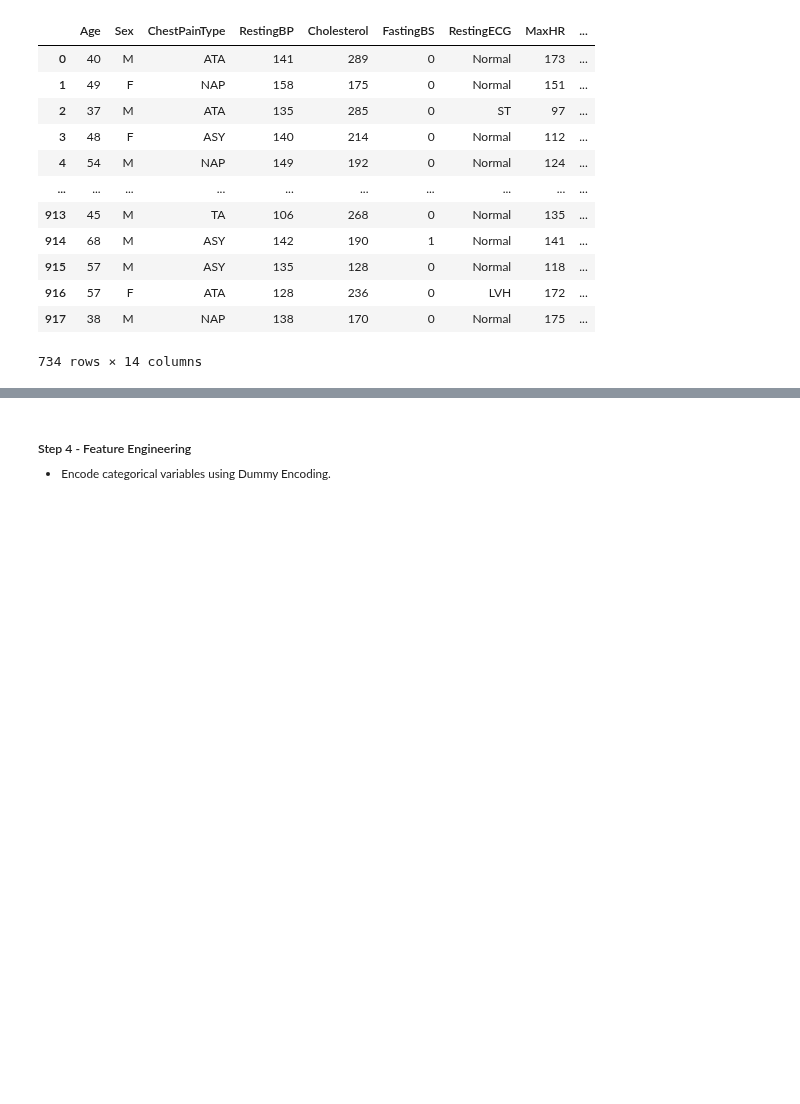
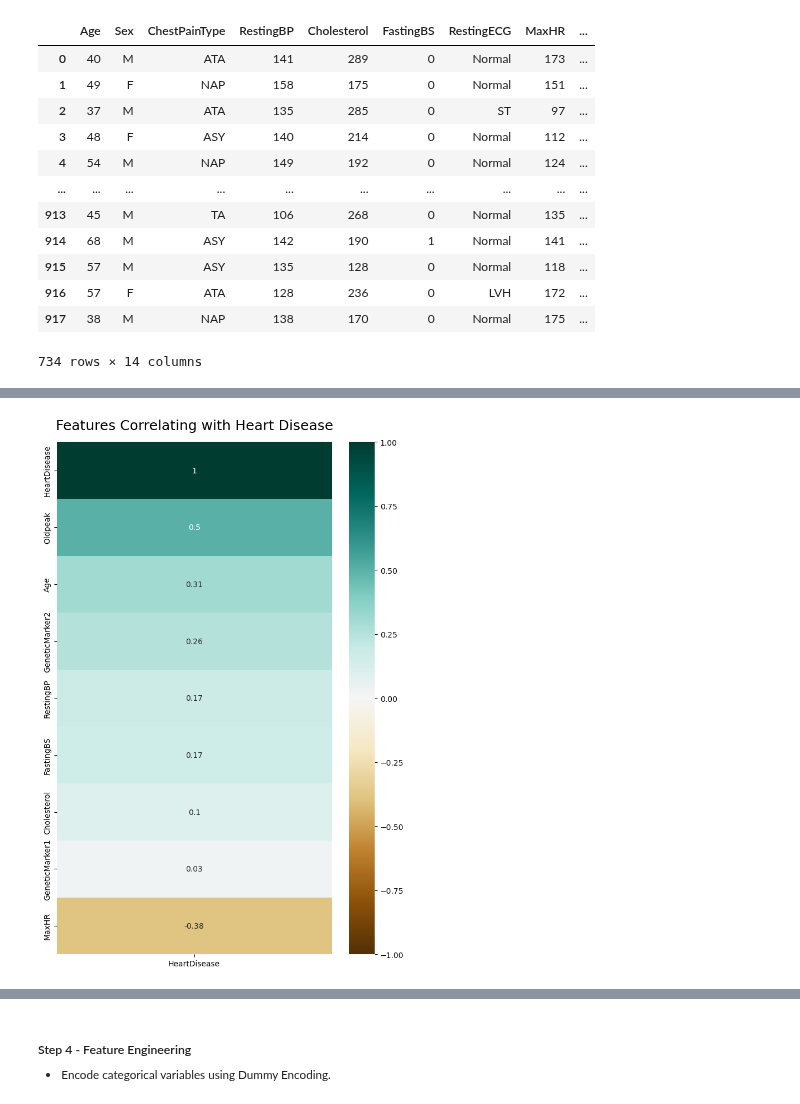
Before and after one commit to TJ-Abbing/Data-Science, a Jupyter notebook: OP-2/assignments/final/Final-assignment.ipynb, the cells around one changed output, grey strips where cells are left out. Drawn from its saved outputs; the diff is of its cells as text; code cells hidden in the pictures; blank space fills up the shorter version.

```diff
--- a/OP-2/assignments/final/Final-assignment.ipynb
+++ b/OP-2/assignments/final/Final-assignment.ipynb
@@ -378 +453,28 @@ df
+# %%
+# Analyzing the correlation between different features and the target variable 'HeartDisease'.
+# The focus is on understanding the correlation of certain features with heart disease.
+
+# Creating a heatmap to visualize correlation.
+plt.figure(figsize=(8, 12))
+
+# Selecting relevant columns for correlation analysis.
+cor = df[['Age', 'RestingBP', 'Cholesterol', 'FastingBS', 'MaxHR', 'Oldpeak',
+       'GeneticMarker1', 'GeneticMarker2', 'HeartDisease']].corr()
+
+# Sorting and extracting correlation with 'HeartDisease' in descending order.
+heatmap = sns.heatmap(data=cor[['HeartDisease']].sort_values(by='HeartDisease', ascending=False),
+                      vmin=-1, vmax=1, annot=True, cmap='BrBG')
+
+# Setting the title and formatting for better readability.
+heatmap.set_title('Features Correlating with Heart Disease', fontdict={'fontsize': 18}, pad=16)
+
+# Displaying the heatmap.
+plt.show()
+
+# MAXHR and GeneticMarker1 show no significant correlation with heart disease in the diagram.
+# Retaining GeneticMarker2 due to its strong correlation.
+# Cholesterol, despite a weak correlation in this diagram, has been identified with significance before.
+# Further analysis needed for MaxHR and GeneticMarker1.
+# %% [output]
+[figure, added]
 # %%
```
Also changed, not shown: parts of 14 cells of this notebook.
